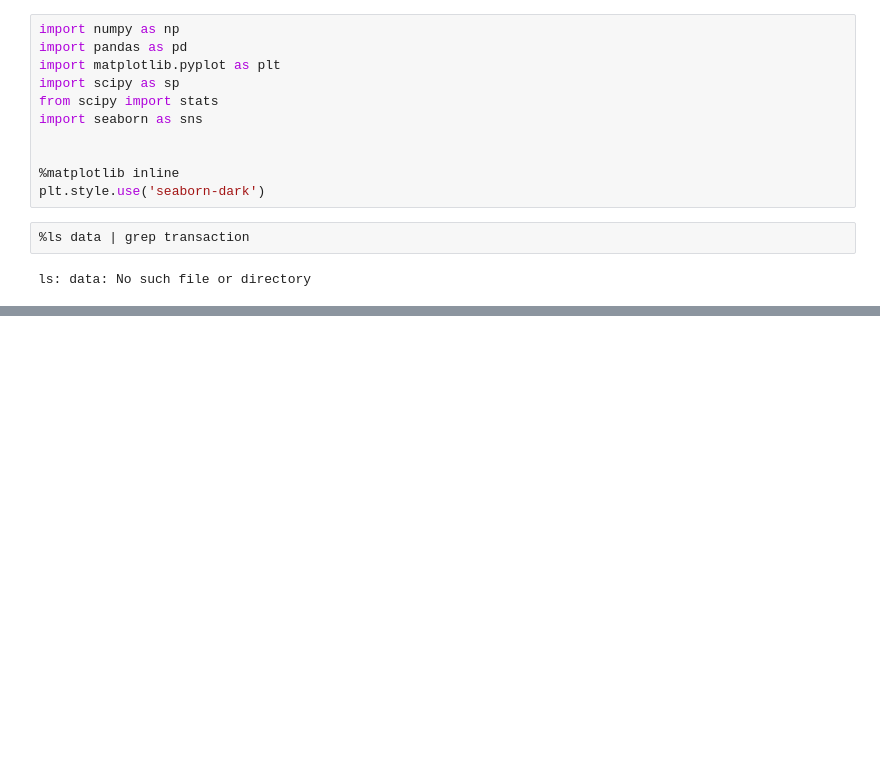
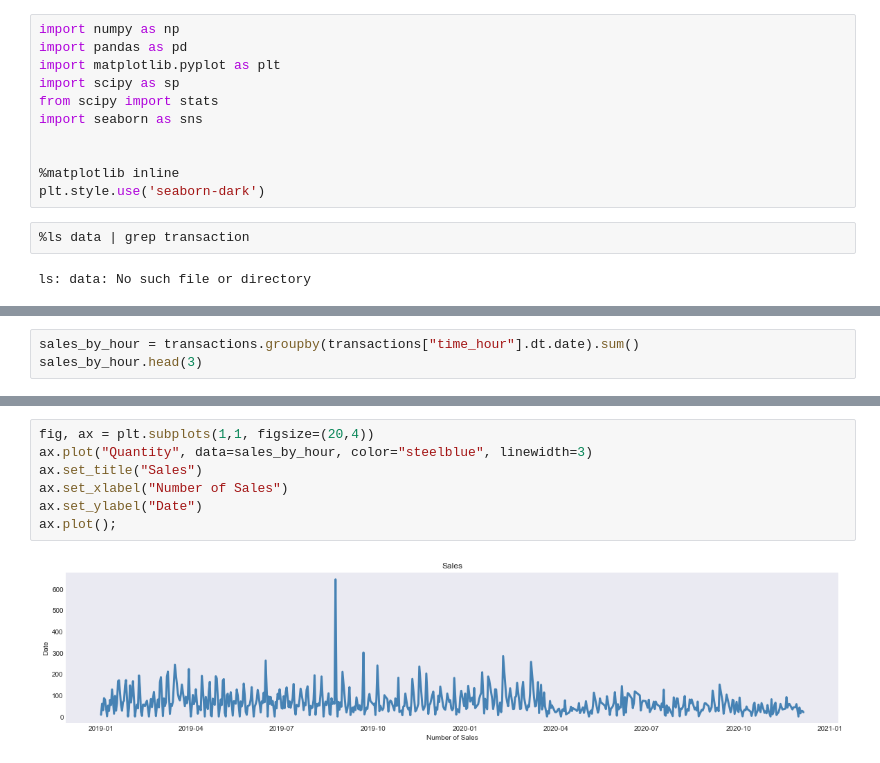
Before and after one commit to pcgentry/brewery-lifecycles, a Jupyter notebook: eda/transaction-items.ipynb, the cells around one changed output, grey strips where cells are left out. Saved outputs shown, nothing was run; the diff lists cells and outputs as text; blank space fills up the shorter version.

```diff
--- a/eda/transaction-items.ipynb
+++ b/eda/transaction-items.ipynb
@@ -79,0 +107,3 @@ transactions.groupby("Line Item").sum()
+# %%
+sales_by_hour = transactions.groupby(transactions["time_hour"].dt.date).sum()
+sales_by_hour.head(3)
@@ -79,0 +116,9 @@ transactions.groupby("Line Item").sum()
+# %%
+fig, ax = plt.subplots(1,1, figsize=(20,4))
+ax.plot("Quantity", data=sales_by_hour, color="steelblue", linewidth=3)
+ax.set_title("Sales")
+ax.set_xlabel("Number of Sales")
+ax.set_ylabel("Date")
+ax.plot();
+# %% [output]
+[figure, added]
```
Also changed, not shown: parts of 32 cells of this notebook, 2 other files.
